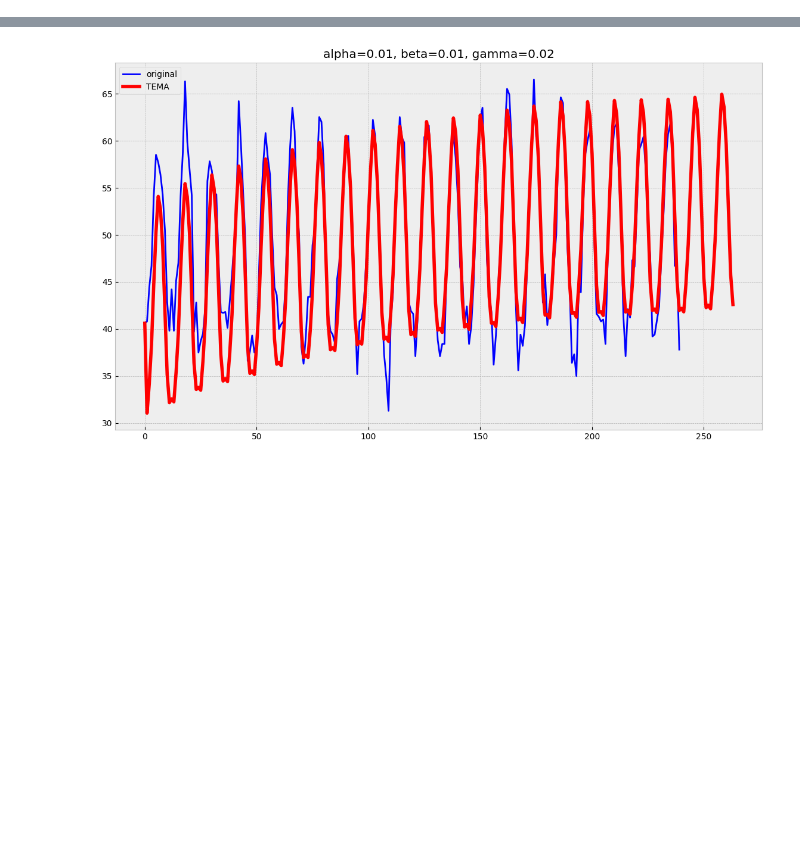
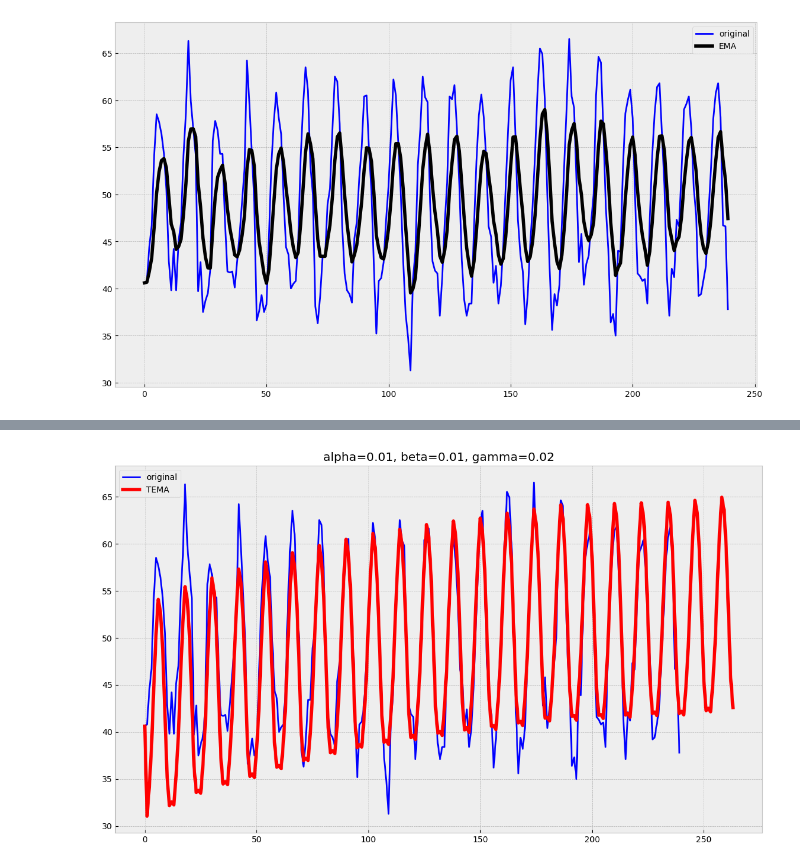
Before and after one commit to Aleksandra2412/portfolio, a Jupyter notebook: timeseries2.ipynb, the cells around one changed output, grey strips where cells are left out. Drawn from its saved outputs; the diff is of its cells as text; code cells hidden in the pictures; blank space fills up the shorter version.

```diff
--- a/timeseries2.ipynb
+++ b/timeseries2.ipynb
@@ -12,0 +75,9 @@ series1 = pd.read_csv("mean-monthly-air-temperature-deg.csv")['Deg']
+# %%
+ema = exponential_moving_average(series1, 0.3)
+with plt.style.context('bmh'):
+    plt.figure(figsize=(14, 8))
+    plt.plot(series1, color='blue',label='original')
+    plt.plot(ema, color='black', linewidth='4', label='EMA')
+    plt.legend()
+# %% [output]
+[figure, added]
```
Also changed, not shown: parts of 48 cells of this notebook, 15 other files.
